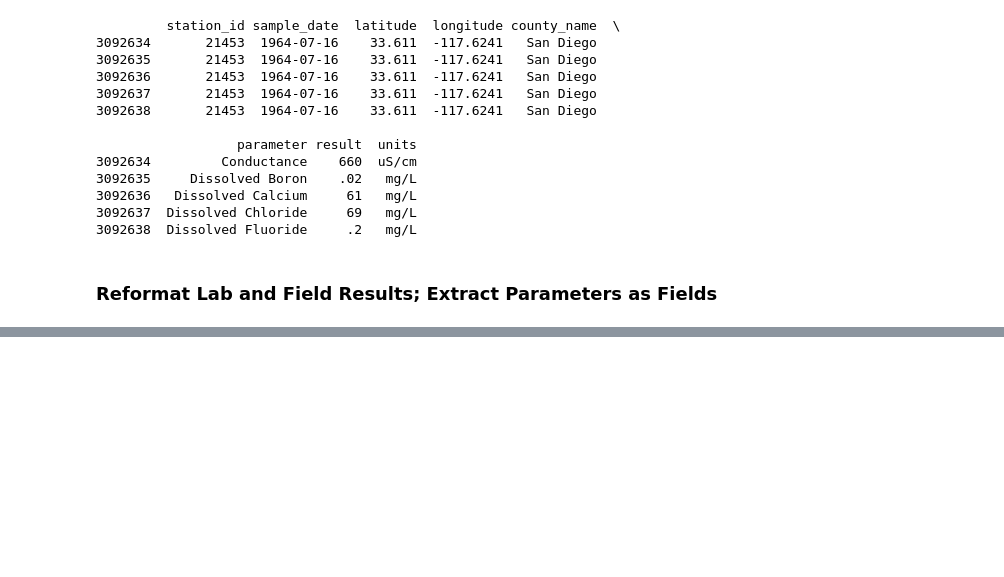
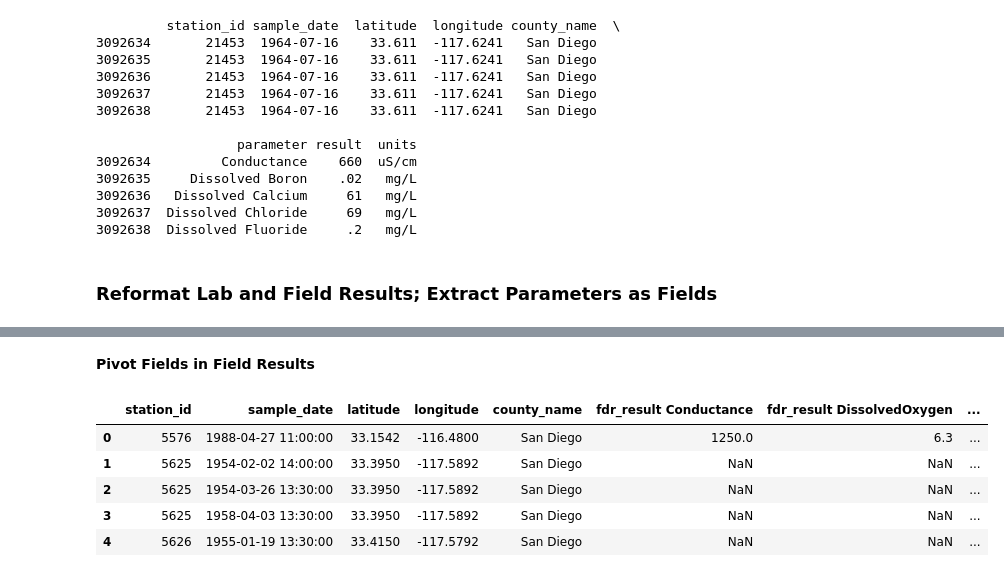
Before and after one commit to vickyvanderwagt/Identifying-Optimal-Location-for-San-Diego-Water-Treatment-Plant, a Jupyter notebook: ADS508 Final Project_vicky_27mar2024-Copy1.ipynb, the cells around one changed output, grey strips where cells are left out. Drawn from its saved outputs; the diff is of its cells as text; code cells hidden in the pictures; blank space fills up the shorter version.

```diff
--- a/ADS508 Final Project_vicky_27mar2024-Copy1.ipynb
+++ b/ADS508 Final Project_vicky_27mar2024-Copy1.ipynb
@@ -927,2 +907,19 @@ pivoted_df.head()
+# %% [markdown]
+**Pivot Fields in Field Results**
 # %%
-#stagestage
+pivot_fr_sd = fr_sanDiego_df_filtered.pivot_table(index=['station_id', 'sample_date', 'latitude', 'longitude', 'county_name'],
+                                         columns='parameter',
+                                         values=['fdr_result', 'uns_name'],
+                                         aggfunc={'fdr_result': 'first', 'uns_name': 'first'}).reset_index()
+
+# Remove the name of the index column
+pivot_fr_sd.columns = [' '.join(col).strip() for col in pivot_fr_sd.columns.values]
+
+pivot_fr_sd.head()
+# %% [output]
+|  | station_id | sample_date | latitude | longitude | county_name | fdr_result Conductance | fdr_result DissolvedOxygen | ... |
+| 0 | 5576 | 1988-04-27 11:00:00 | 33.1542 | -116.4800 | San Diego | 1250.0 | 6.3 | ... |
+| 1 | 5625 | 1954-02-02 14:00:00 | 33.3950 | -117.5892 | San Diego | NaN | NaN | ... |
+| 2 | 5625 | 1954-03-26 13:30:00 | 33.3950 | -117.5892 | San Diego | NaN | NaN | ... |
+| 3 | 5625 | 1958-04-03 13:30:00 | 33.3950 | -117.5892 | San Diego | NaN | NaN | ... |
+| 4 | 5626 | 1955-01-19 13:30:00 | 33.4150 | -117.5792 | San Diego | NaN | NaN | ... |
```
Also changed, not shown: parts of 12 cells of this notebook.
